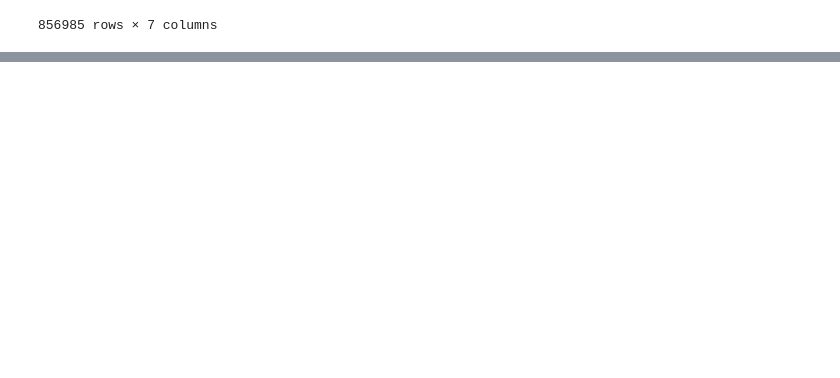
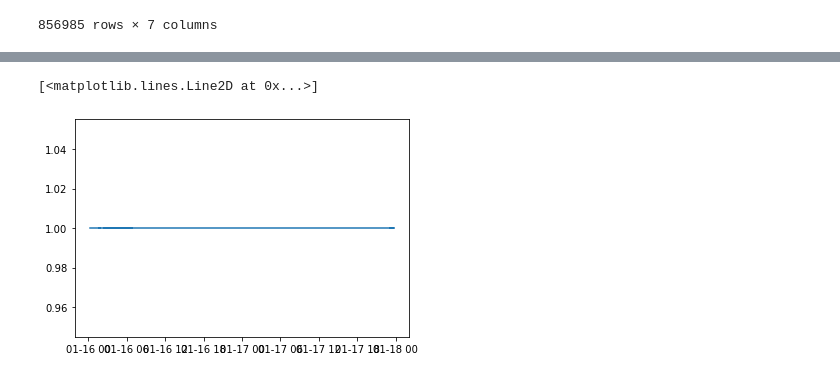
Before and after one commit to bennettandrewm/guess_my_weight, a Jupyter notebook: guess_my_weight.ipynb, the cells around one changed output, grey strips where cells are left out. Saved outputs shown, nothing was run; the diff lists cells and outputs as text; code cells hidden in the pictures; blank space fills up the shorter version.

Commit message:
completed initial scrubbing of input data

```diff
--- a/guess_my_weight.ipynb
+++ b/guess_my_weight.ipynb
@@ -55,0 +94,8 @@ df
+# %%
+#scrub type columns
+category_df.loc[:,'type'] = category_df['type'].str.replace('HKCategoryTypeIdentifier', "")
+quantity_df.loc[:,'type'] = quantity_df['type'].str.replace('HKQuantityTypeIdentifier', "")
+# %%
+#create two df, category and non-category
+sleep_df = category_df[category_df['type'].str.contains("Sleep")]
+non_sleep_df = category_df[~category_df['type'].str.contains("Sleep")]
@@ -55,0 +106,7 @@ df
+# %%
+#scrub unit column (sleep)
+sleep_df.loc[sleep_df['unit'].str.contains("HKCategoryValueSleepAnalysis"),'unit'] = sleep_df['unit'].str.replace("HKCategoryValueSleepAnalysis", "")
+# %%
+#scrub sleep column
+sleep_df.loc[:,'type'] = sleep_df['type'] + '_' + sleep_df['unit']
+sleep_df = sleep_df.drop('unit', axis = 1)
@@ -55,0 +204,20 @@ df
+# %%
+import datetime
+import numpy as np
+import matplotlib.pyplot as plt
+
+#def daily_acc(heatlh_type, sleep_df)
+
+lower_date = datetime.datetime(2024, 1, 16, 12, 0, 0, 0, tzinfo = None)
+upper_date = datetime.datetime(2024, 1, 17, 11, 59, 59, 99, tzinfo = None)
+
+sleep_trial_df = sleep_df[(sleep_df['startDate'] < upper_date) & (sleep_df['startDate'] > lower_date)]
+sleep_trial['unit']
+
+3sleep = np.array(sleep_trial_df['value'])
+#dates = np.array(sleep_trial_df['startDate'])
+
+#plt.plot(dates, sleep)
+# %% [output]
+[<matplotlib.lines.Line2D at 0x...>]
+[figure, added]
```
Also changed, not shown: parts of 10 cells of this notebook.
